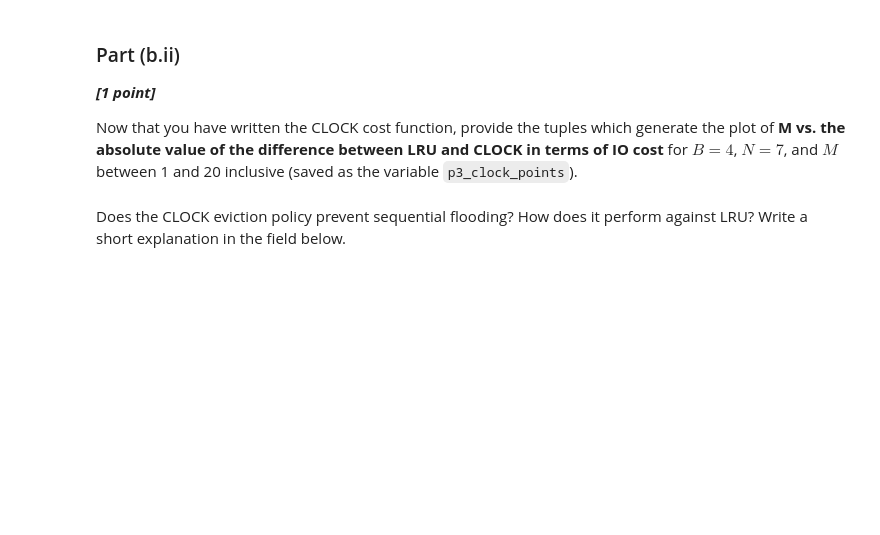
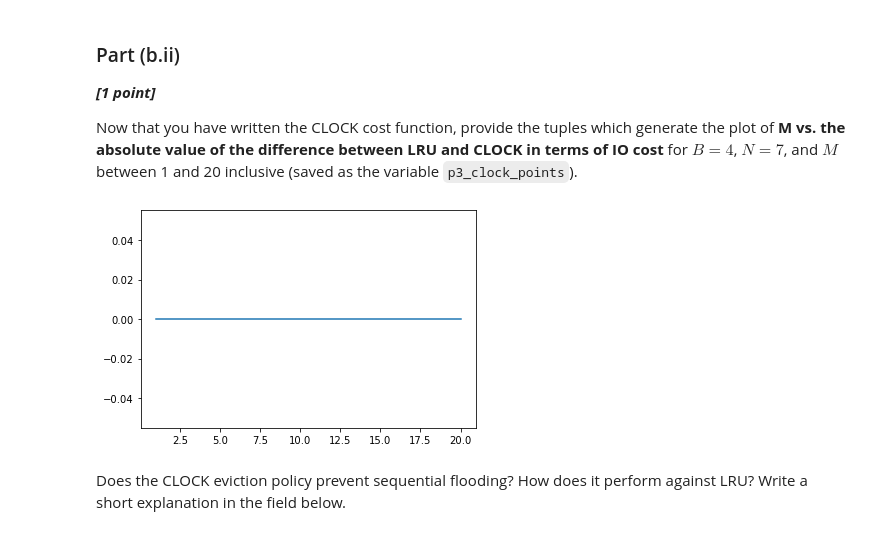
Before and after one commit to Crepdo/CS186_Database-Systems, a Jupyter notebook: HW2/coding/hw2_coding.ipynb, the cells around one changed output. Saved outputs shown, nothing was run; the diff lists cells and outputs as text; code cells hidden in the pictures; blank space fills up the shorter version.

```diff
--- a/HW2/coding/hw2_coding.ipynb
+++ b/HW2/coding/hw2_coding.ipynb
@@ -397,3 +397,9 @@ def clock_cost(N, M, B):
+# %%
+def clock_cost(N, M, B):
+    if N > B+1: return M*N
+    else: return N
+# if N page can not fit into the B+1, no hits, M*N in worse case for CLOCK
+# if N page can fit into B+1, hits everytime, N
 # %% [markdown]
 ### Part (b.ii)
 **_[1 point]_**
@@ -403,6 +409,16 @@ Now that you have written the CLOCK cost function, provide the tuples which gene
 B = 4
 N = 7
 M = 20
-p3_clock_points =
+p3_clock_points = [(m, abs(lru_cost(7,m,4)-clock_cost(7,m,4))) for m in range(1,21)]
+# %%
+# Shell code for plotting in matplotlib
+%matplotlib inline
+import matplotlib.pyplot as plt
+
+# Plot
+plt.plot(*zip(*p3_clock_points))
+plt.show()
+# %% [output]
+[figure, added]
 # %% [markdown]
 Does the CLOCK eviction policy prevent sequential flooding? How does it perform against LRU? Write a short explanation in the field below.
```
Also changed, not shown: parts of 15 cells of this notebook.
